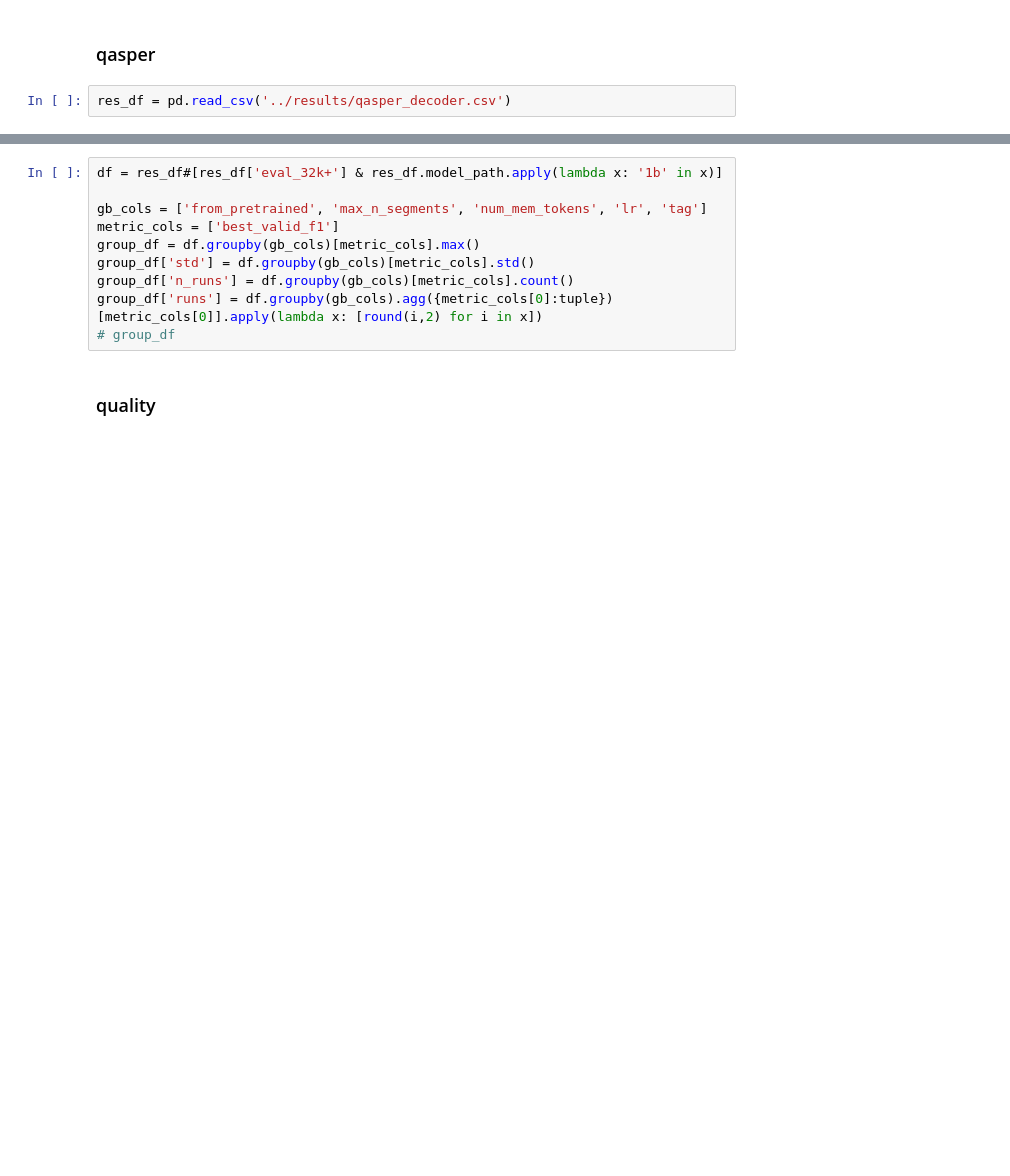
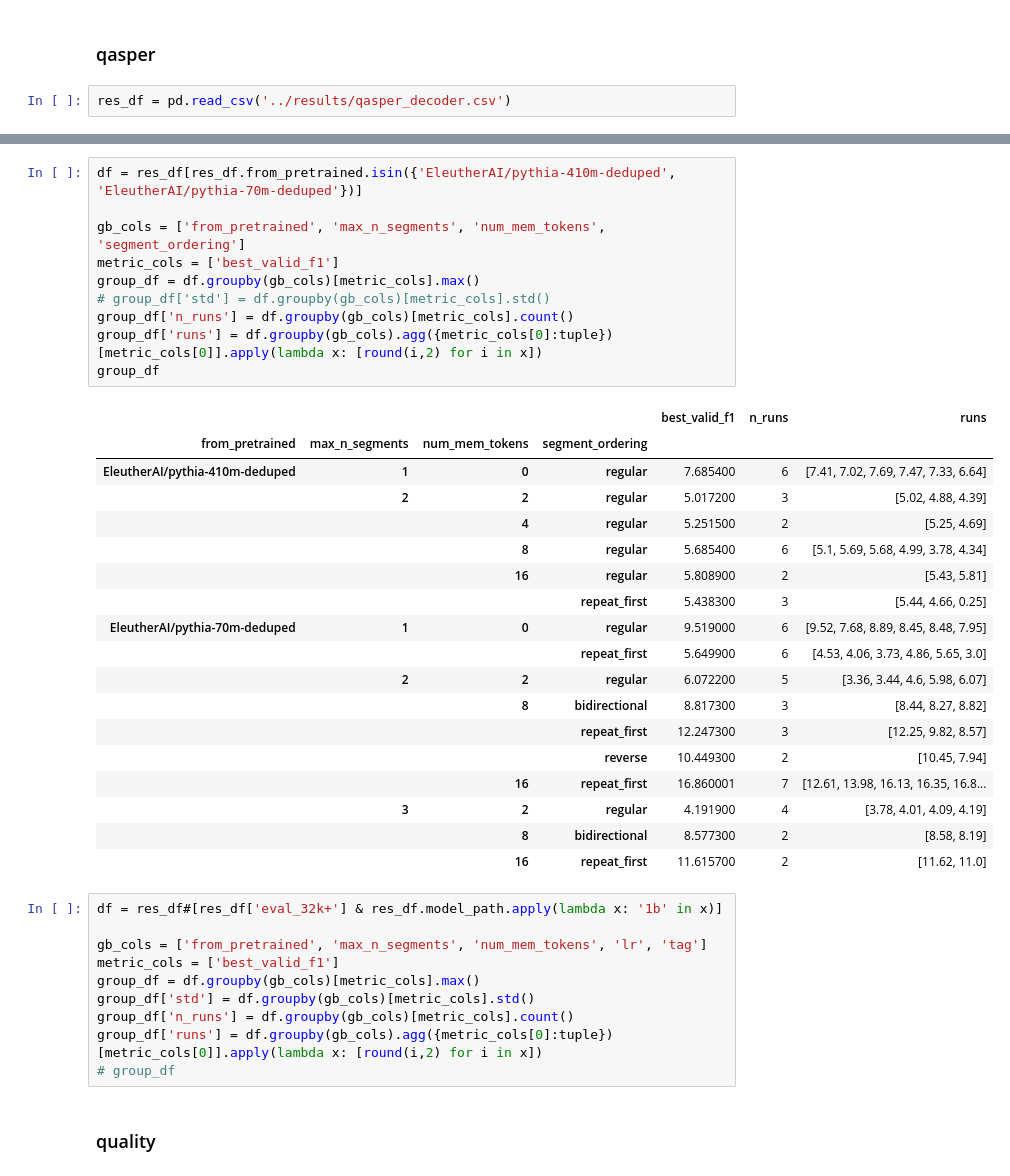
Before and after one commit to pansershrek/recurrent-memory-transformer, a Jupyter notebook: notebooks/interpret_results_decoder_scrolls.ipynb, the cells around one changed output, grey strips where cells are left out. Drawn from its saved outputs; the diff is of its cells as text; blank space fills up the shorter version.

```diff
--- a/notebooks/interpret_results_decoder_scrolls.ipynb
+++ b/notebooks/interpret_results_decoder_scrolls.ipynb
@@ -40,3 +73,32 @@ group_df
+# %%
+df = res_df[res_df.from_pretrained.isin({'EleutherAI/pythia-410m-deduped', 'EleutherAI/pythia-70m-deduped'})]
+
+gb_cols = ['from_pretrained', 'max_n_segments', 'num_mem_tokens', 'segment_ordering']
+metric_cols = ['best_valid_f1']
+group_df = df.groupby(gb_cols)[metric_cols].max()
+# group_df['std'] = df.groupby(gb_cols)[metric_cols].std()
+group_df['n_runs'] = df.groupby(gb_cols)[metric_cols].count()
+group_df['runs'] = df.groupby(gb_cols).agg({metric_cols[0]:tuple})[metric_cols[0]].apply(lambda x: [round(i,2) for i in x])
+group_df
+# %% [output]
+|  |  |  |  | best_valid_f1 | n_runs | runs |
+| from_pretrained | max_n_segments | num_mem_tokens | segment_ordering |  |  |  |
+| EleutherAI/pythia-410m-deduped | 1 | 0 | regular | 7.685400 | 6 | [7.41, 7.02, 7.69, 7.47, 7.33, 6.64] |
+|  | 2 | 2 | regular | 5.017200 | 3 | [5.02, 4.88, 4.39] |
+|  |  | 4 | regular | 5.251500 | 2 | [5.25, 4.69] |
+|  |  | 8 | regular | 5.685400 | 6 | [5.1, 5.69, 5.68, 4.99, 3.78, 4.34] |
+|  |  | 16 | regular | 5.808900 | 2 | [5.43, 5.81] |
+|  |  |  | repeat_first | 5.438300 | 3 | [5.44, 4.66, 0.25] |
+| EleutherAI/pythia-70m-deduped | 1 | 0 | regular | 9.519000 | 6 | [9.52, 7.68, 8.89, 8.45, 8.48, 7.95] |
+|  |  |  | repeat_first | 5.649900 | 6 | [4.53, 4.06, 3.73, 4.86, 5.65, 3.0] |
+|  | 2 | 2 | regular | 6.072200 | 5 | [3.36, 3.44, 4.6, 5.98, 6.07] |
+|  |  | 8 | bidirectional | 8.817300 | 3 | [8.44, 8.27, 8.82] |
+|  |  |  | repeat_first | 12.247300 | 3 | [12.25, 9.82, 8.57] |
+|  |  |  | reverse | 10.449300 | 2 | [10.45, 7.94] |
+|  |  | 16 | repeat_first | 16.860001 | 7 | [12.61, 13.98, 16.13, 16.35, 16.8... |
+|  | 3 | 2 | regular | 4.191900 | 4 | [3.78, 4.01, 4.09, 4.19] |
+|  |  | 8 | bidirectional | 8.577300 | 2 | [8.58, 8.19] |
+|  |  | 16 | repeat_first | 11.615700 | 2 | [11.62, 11.0] |
 # %%
 df = res_df#[res_df['eval_32k+'] & res_df.model_path.apply(lambda x: '1b' in x)]
 
```
Also changed, not shown: parts of 4 cells of this notebook, 9 other files.
